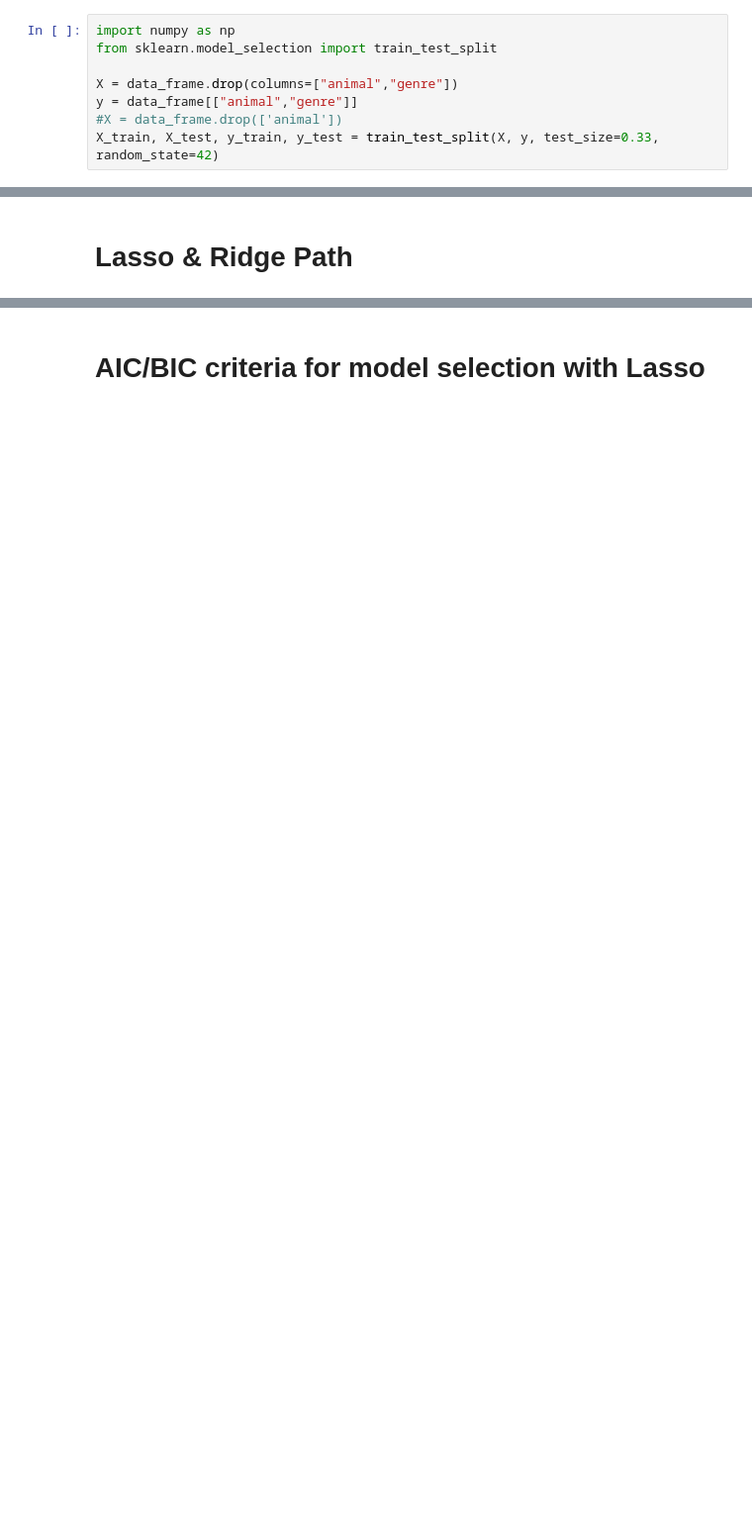
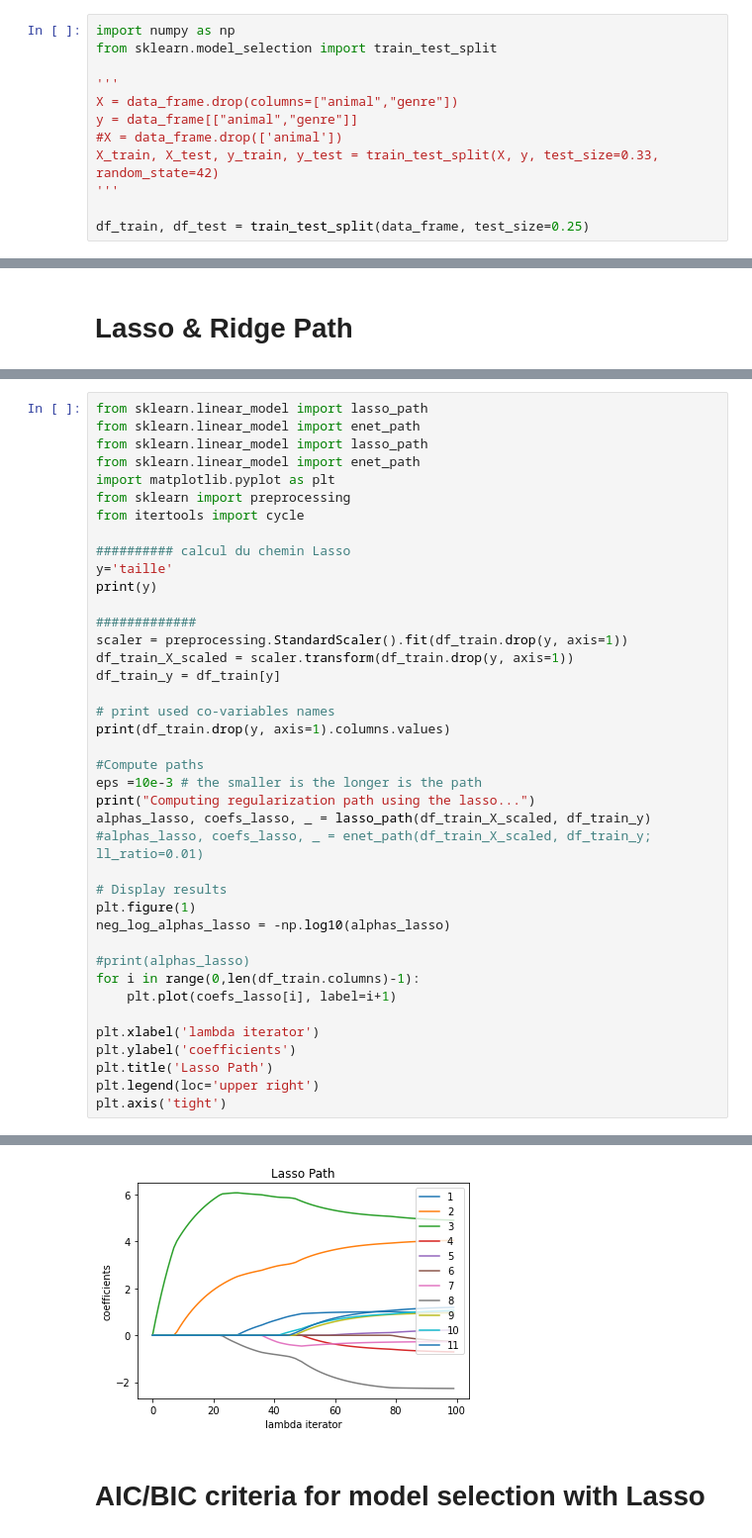
Before and after one commit to mordor-ai/M2-traitement-avance-information, a Jupyter notebook: AJOLY/TD/PersonalData.ipynb, the cells around one changed output, grey strips where cells are left out. Shown: that part at 99% size. Saved outputs shown, nothing was run; the diff lists cells and outputs as text; blank space fills up the shorter version.

```diff
--- a/AJOLY/TD/PersonalData.ipynb
+++ b/AJOLY/TD/PersonalData.ipynb
@@ -32,9 +43,13 @@ print(data_frame.head())
 import numpy as np
 from sklearn.model_selection import train_test_split
 
+'''
 X = data_frame.drop(columns=["animal","genre"])
 y = data_frame[["animal","genre"]]
 #X = data_frame.drop(['animal'])
 X_train, X_test, y_train, y_test = train_test_split(X, y, test_size=0.33, random_state=42)
+'''
+
+df_train, df_test = train_test_split(data_frame, test_size=0.25)
 # %% [markdown]
 # Linear Regression
@@ -60,0 +112,41 @@ from itertools import cycle
+# %%
+from sklearn.linear_model import lasso_path
+from sklearn.linear_model import enet_path
+from sklearn.linear_model import lasso_path
+from sklearn.linear_model import enet_path
+import matplotlib.pyplot as plt
+from sklearn import preprocessing
+from itertools import cycle
+
+########## calcul du chemin Lasso
+y='taille'
+print(y)
+
+#############
+scaler = preprocessing.StandardScaler().fit(df_train.drop(y, axis=1))
+df_train_X_scaled = scaler.transform(df_train.drop(y, axis=1))
+df_train_y = df_train[y]
+
+# print used co-variables names
+print(df_train.drop(y, axis=1).columns.values)
+
+#Compute paths
+eps =10e-3 # the smaller is the longer is the path
+print("Computing regularization path using the lasso...")
+alphas_lasso, coefs_lasso, _ = lasso_path(df_train_X_scaled, df_train_y)
+#alphas_lasso, coefs_lasso, _ = enet_path(df_train_X_scaled, df_train_y; ll_ratio=0.01)
+
+# Display results
+plt.figure(1)
+neg_log_alphas_lasso = -np.log10(alphas_lasso)
+
+#print(alphas_lasso)
+for i in range(0,len(df_train.columns)-1):
+    plt.plot(coefs_lasso[i], label=i+1)
+
+plt.xlabel('lambda iterator')
+plt.ylabel('coefficients')
+plt.title('Lasso Path')
+plt.legend(loc='upper right')
+plt.axis('tight')
+# %% [output]
@@ -61,2 +158,3 @@ from itertools import cycle
+[figure, added]
 # %% [markdown]
 # AIC/BIC criteria for model selection with Lasso
```
Also changed, not shown: parts of 12 cells of this notebook.
